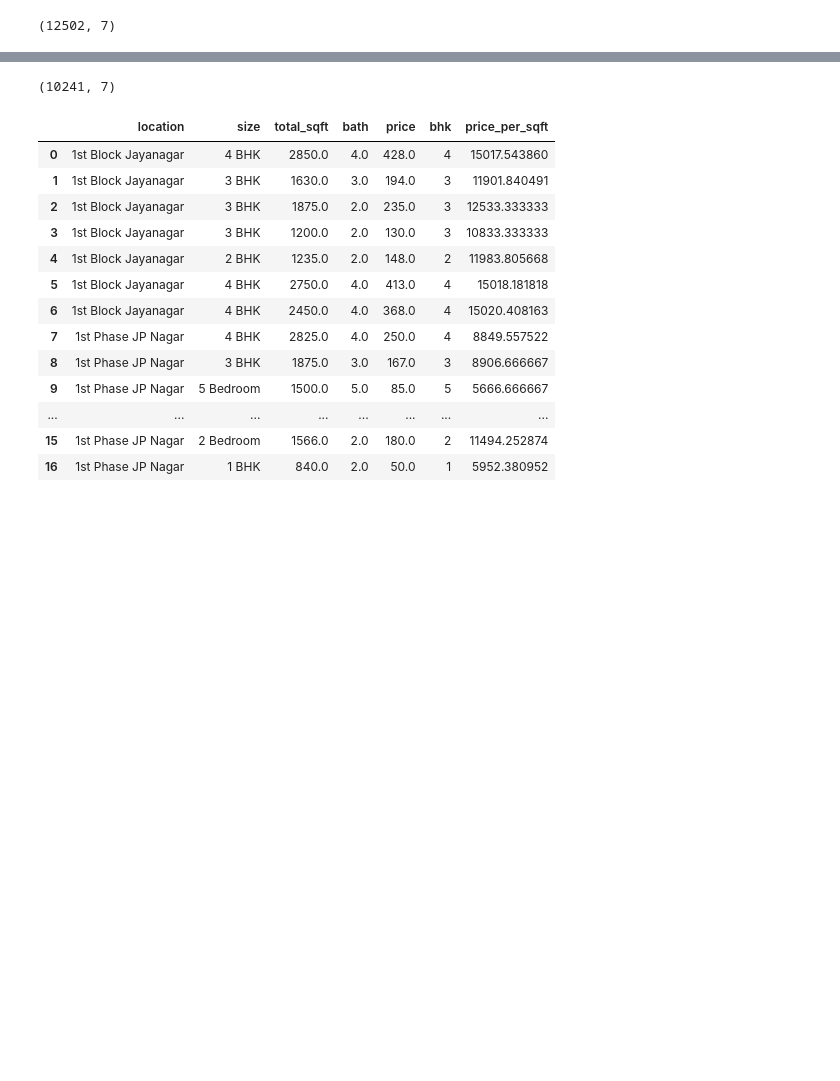
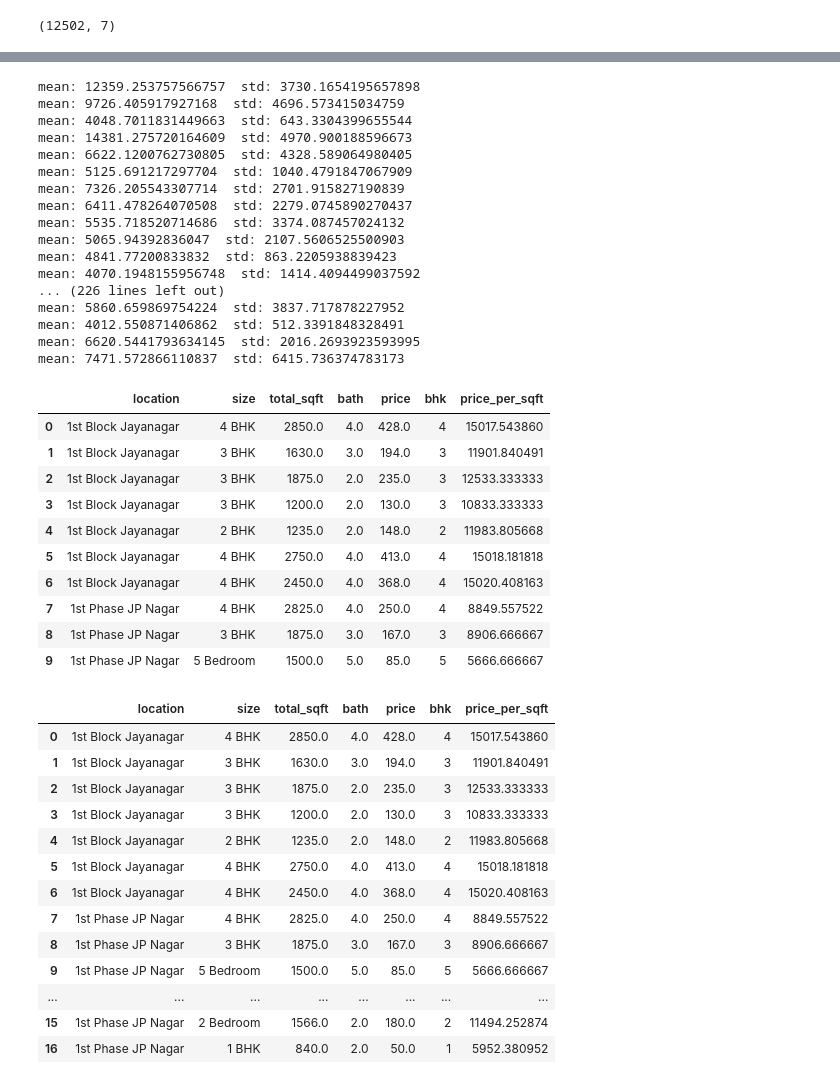
Before and after one commit to Pratham14012004/realEstate, a Jupyter notebook: Model/basic.ipynb, the cells around one changed output, grey strips where cells are left out. Saved outputs shown, nothing was run; the diff lists cells and outputs as text; code cells hidden in the pictures; blank space fills up the shorter version.

```diff
--- a/Model/basic.ipynb
+++ b/Model/basic.ipynb
@@ -282,9 +377,36 @@ def remove_pps_outliers(df):
 # print(grouped_stats)
 # %%
 df7=remove_pps_outliers(df6)
-df7.shape
+df7.head(10)
 # %% [output]
-(10241, 7)
+mean: 12359.253757566757  std: 3730.1654195657898
+mean: 9726.405917927168  std: 4696.573415034759
+mean: 4048.7011831449663  std: 643.3304399655544
+mean: 14381.275720164609  std: 4970.900188596673
+mean: 6622.1200762730805  std: 4328.589064980405
+mean: 5125.691217297704  std: 1040.4791847067909
+mean: 7326.205543307714  std: 2701.915827190839
+mean: 6411.478264070508  std: 2279.0745890270437
+mean: 5535.718520714686  std: 3374.087457024132
+mean: 5065.94392836047  std: 2107.5606525500903
+mean: 4841.77200833832  std: 863.2205938839423
+mean: 4070.1948155956748  std: 1414.4094499037592
+... (226 lines left out)
+mean: 5860.659869754224  std: 3837.717878227952
+mean: 4012.550871406862  std: 512.3391848328491
+mean: 6620.5441793634145  std: 2016.2693923593995
+mean: 7471.572866110837  std: 6415.736374783173
+|  | location | size | total_sqft | bath | price | bhk | price_per_sqft |
+| 0 | 1st Block Jayanagar | 4 BHK | 2850.0 | 4.0 | 428.0 | 4 | 15017.543860 |
+| 1 | 1st Block Jayanagar | 3 BHK | 1630.0 | 3.0 | 194.0 | 3 | 11901.840491 |
+| 2 | 1st Block Jayanagar | 3 BHK | 1875.0 | 2.0 | 235.0 | 3 | 12533.333333 |
+| 3 | 1st Block Jayanagar | 3 BHK | 1200.0 | 2.0 | 130.0 | 3 | 10833.333333 |
+| 4 | 1st Block Jayanagar | 2 BHK | 1235.0 | 2.0 | 148.0 | 2 | 11983.805668 |
+| 5 | 1st Block Jayanagar | 4 BHK | 2750.0 | 4.0 | 413.0 | 4 | 15018.181818 |
+| 6 | 1st Block Jayanagar | 4 BHK | 2450.0 | 4.0 | 368.0 | 4 | 15020.408163 |
+| 7 | 1st Phase JP Nagar | 4 BHK | 2825.0 | 4.0 | 250.0 | 4 | 8849.557522 |
+| 8 | 1st Phase JP Nagar | 3 BHK | 1875.0 | 3.0 | 167.0 | 3 | 8906.666667 |
+| 9 | 1st Phase JP Nagar | 5 Bedroom | 1500.0 | 5.0 | 85.0 | 5 | 5666.666667 |
 # %%
 df7.head(20)
 # %% [output]
```
Also changed, not shown: parts of 21 cells of this notebook, 3 other files.
